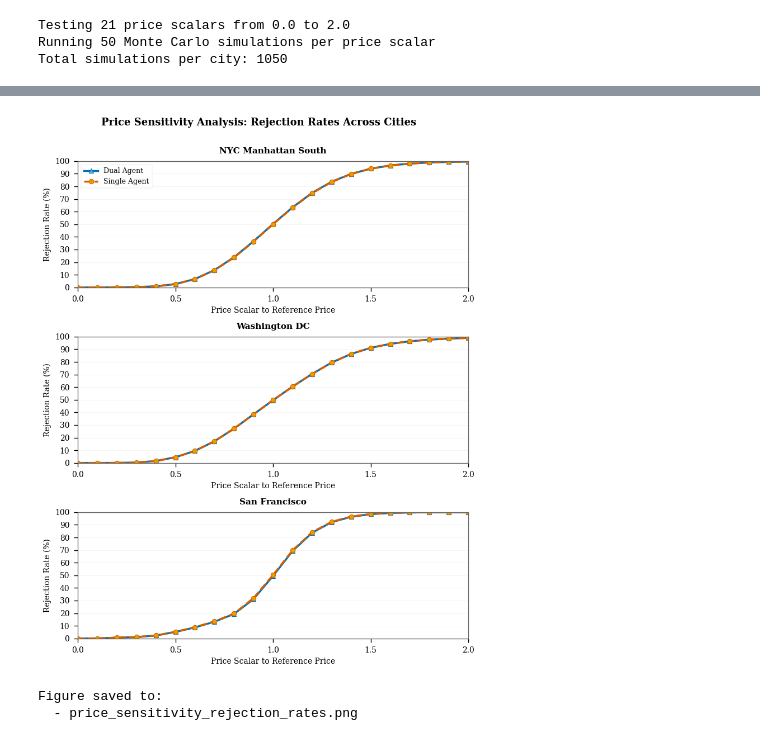
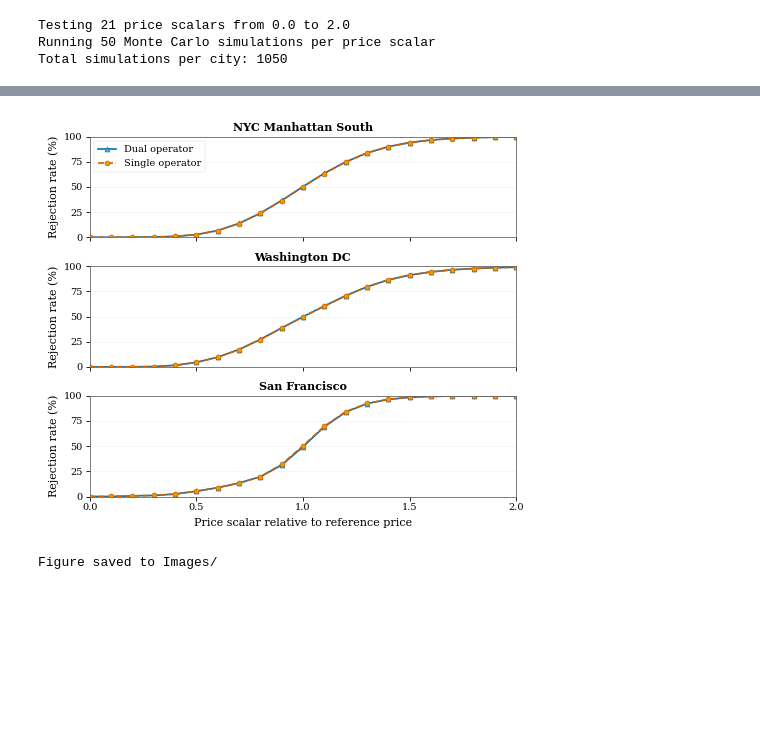
Before and after one commit to emto17ab/dual_agent_rl, a Jupyter notebook: choice_model_calibration.ipynb, the cells around one changed output, grey strips where cells are left out. Drawn from its saved outputs; the diff is of its cells as text; code cells hidden in the pictures; blank space fills up the shorter version.

```diff
--- a/choice_model_calibration.ipynb
+++ b/choice_model_calibration.ipynb
@@ -746,75 +730,88 @@ SINGLE AGENT analysis complete for all cities!
 ================================================================================
 # %%
 # Create three-panel figure with rejection rates (dual and single agent)
-fig, axes = plt.subplots(3, 1, figsize=(8, 10))
+col_width = 5.0  # inches (wider than single column but still compact)
+fig_height = 4.3  # keep height unchanged
+font_pt = 8
+
+plt.rcParams.update({
+    'font.size': font_pt,
+    'axes.labelsize': font_pt,
+    'axes.titlesize': font_pt + 1,
+    'xtick.labelsize': font_pt - 1,
+    'ytick.labelsize': font_pt - 1,
+    'legend.fontsize': font_pt - 1,
+})
+
+fig, axes = plt.subplots(3, 1, figsize=(col_width, fig_height))
 
 for idx, city in enumerate(cities):
     ax = axes[idx]
 
     # Plot dual agent rejection rate with triangle markers
     ax.plot(results_by_city[city]['price_scalars'],
-            results_by_city[city]['rejection_rates'] * 100,  # Convert to percentage
-            color='#0072B2', linewidth=2.5, marker='^', markersize=6, markevery=1,
-            markerfacecolor='#56B4E9', markeredgecolor='#0072B2', markeredgewidth=0.8,
-            label='Dual Agent')
+            results_by_city[city]['rejection_rates'] * 100,
+            color='#0072B2', linewidth=1.2, marker='^', markersize=3.5, markevery=1,
+            markerfacecolor='#56B4E9', markeredgecolor='#0072B2', markeredgewidth=0.5,
+            label='Dual operator')
 
     # Plot single agent rejection rate with circle markers
     ax.plot(results_by_city_single[city]['price_scalars'],
-            results_by_city_single[city]['rejection_rates'] * 100,  # Convert to percentage
-            color='#D55E00', linewidth=2.5, marker='o', markersize=6, markevery=1,
-            markerfacecolor='#E69F00', markeredgecolor='#D55E00', markeredgewidth=0.8,
-            label='Single Agent', linestyle='--')
+            results_by_city_single[city]['rejection_rates'] * 100,
+            color='#D55E00', linewidth=1.2, marker='o', markersize=3.5, markevery=1,
+            markerfacecolor='#E69F00', markeredgecolor='#D55E00', markeredgewidth=0.5,
+            label='Single operator', linestyle='--')
 
     # Add horizontal gridlines
-    ax.grid(True, axis='y', alpha=0.3, linestyle='-', linewidth=0.5, color='#cccccc')
+    ax.grid(True, axis='y', alpha=0.3, linestyle='-', linewidth=0.4, color='#cccccc')
     ax.set_axisbelow(True)
 
     # Set subtitle with city name
-    ax.set_title(city_names[city], fontsize=11, fontweight='bold', pad=10)
+    ax.set_title(city_names[city], fontsize=font_pt, fontweight='bold', pad=4)
 
-    # Labels
-    ax.set_xlabel('Price Scalar to Reference Price', fontsize=10, fontweight='normal')
-    ax.set_ylabel('Rejection Rate (%)', fontsize=10, fontweight='normal')
+    # Labels — only on bottom subplot for x-axis
+    if idx == 2:
+        ax.set_xlabel('Price scalar relative to reference price')
+    else:
+        ax.set_xlabel('')
+        ax.set_xticklabels([])
+    ax.set_ylabel('Rejection rate (%)')
 
     # Set axis limits
     ax.set_xlim(0, 2.0)
     ax.set_ylim(0, 100)
 
     # Set x-axis ticks at 0.5 intervals
     ax.set_xticks(np.arange(0, 2.1, 0.5))
 
-    # Set y-axis ticks at 10% intervals
-    ax.set_yticks(np.arange(0, 101, 10))
+    # Set y-axis ticks at 25% intervals for compactness
+    ax.set_yticks(np.arange(0, 101, 25))
 
-    # Add legend (only on the first subplot to avoid redundancy)
+    # Add legend (only on the first subplot)
     if idx == 0:
         ax.legend(loc='upper left', frameon=True, fancybox=False,
-                  shadow=False, framealpha=0.95, edgecolor='#cccccc', fontsize=9)
+                  shadow=False, framealpha=0.95, edgecolor='#cccccc',
+                  fontsize=font_pt - 1, handlelength=1.8)
 
     # Adjust spine colors
     for spine in ax.spines.values():
         spine.set_edgecolor('#666666')
-        spine.set_linewidth(1)
+        spine.set_linewidth(0.6)
 
     # Move ticks outside
-    ax.tick_params(direction='out', length=5, width=1)
-
-# Add overall title
-fig.suptitle('Price Sensitivity Analysis: Rejection Rates Across Cities',
-             fontsize=13, fontweight='bold', y=0.995)
+    ax.tick_params(direction='out', length=3, width=0.6, pad=2)
 
 # Adjust layout
-plt.tight_layout(rect=[0, 0, 1, 0.99])
+plt.tight_layout(h_pad=0.8)
 
 # Save figure
-plt.savefig('price_sensitivity_rejection_rates.png',
-            dpi=300, bbox_inches='tight', facecolor='white')
+
+plt.savefig('price_sensitivity_rejection_rates.pdf',
+            bbox_inches='tight', facecolor='white')
 
 plt.show()
 
-print("\nFigure saved to:")
-print("  - price_sensitivity_rejection_rates.png")
+print("\nFigure saved to Images/")
 # %% [output]
-[figure, old version]
+[figure, new version]
-Figure saved to:
-  - price_sensitivity_rejection_rates.png
+Figure saved to Images/
```
Also changed, not shown: parts of 8 cells of this notebook, 9 other files.
